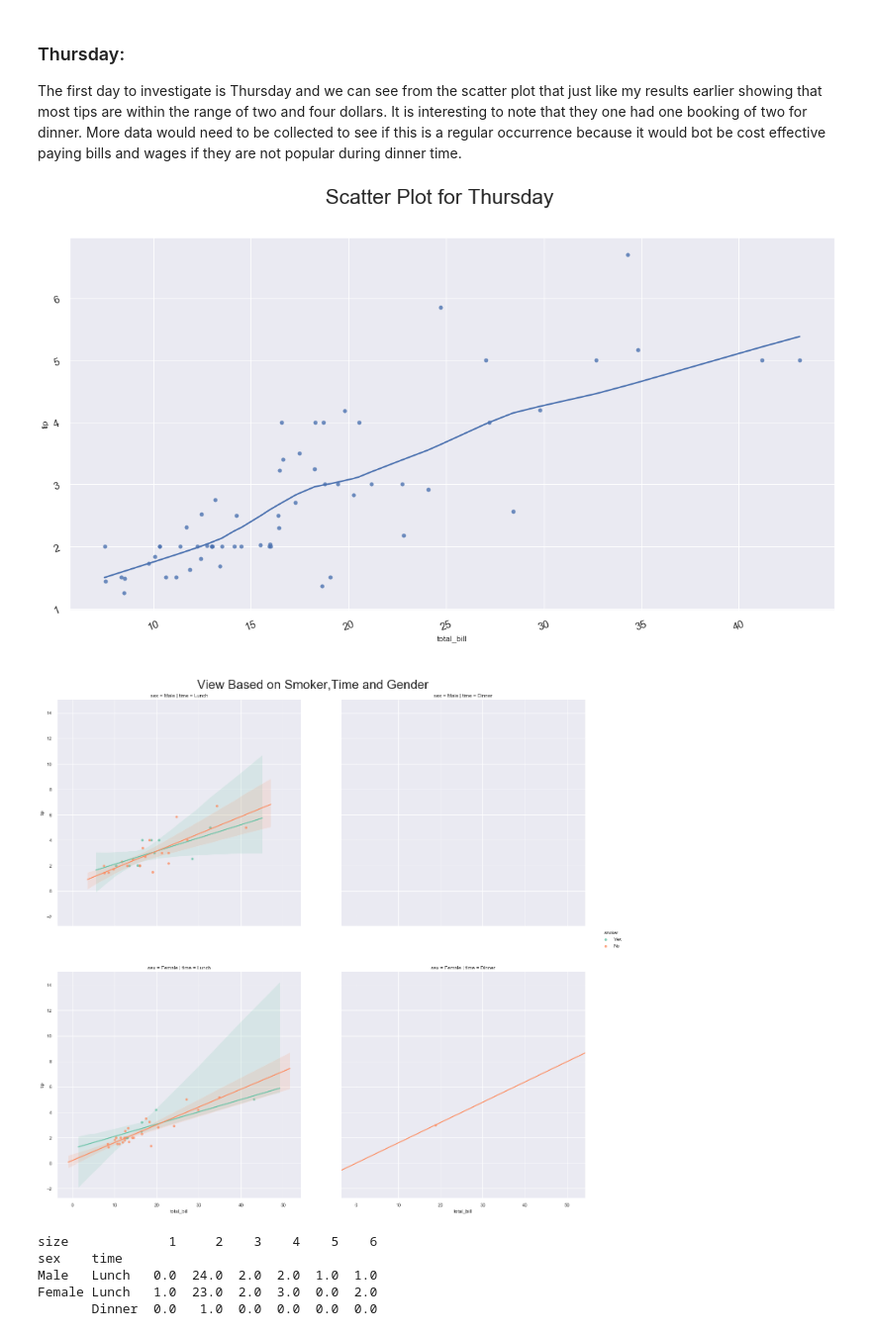
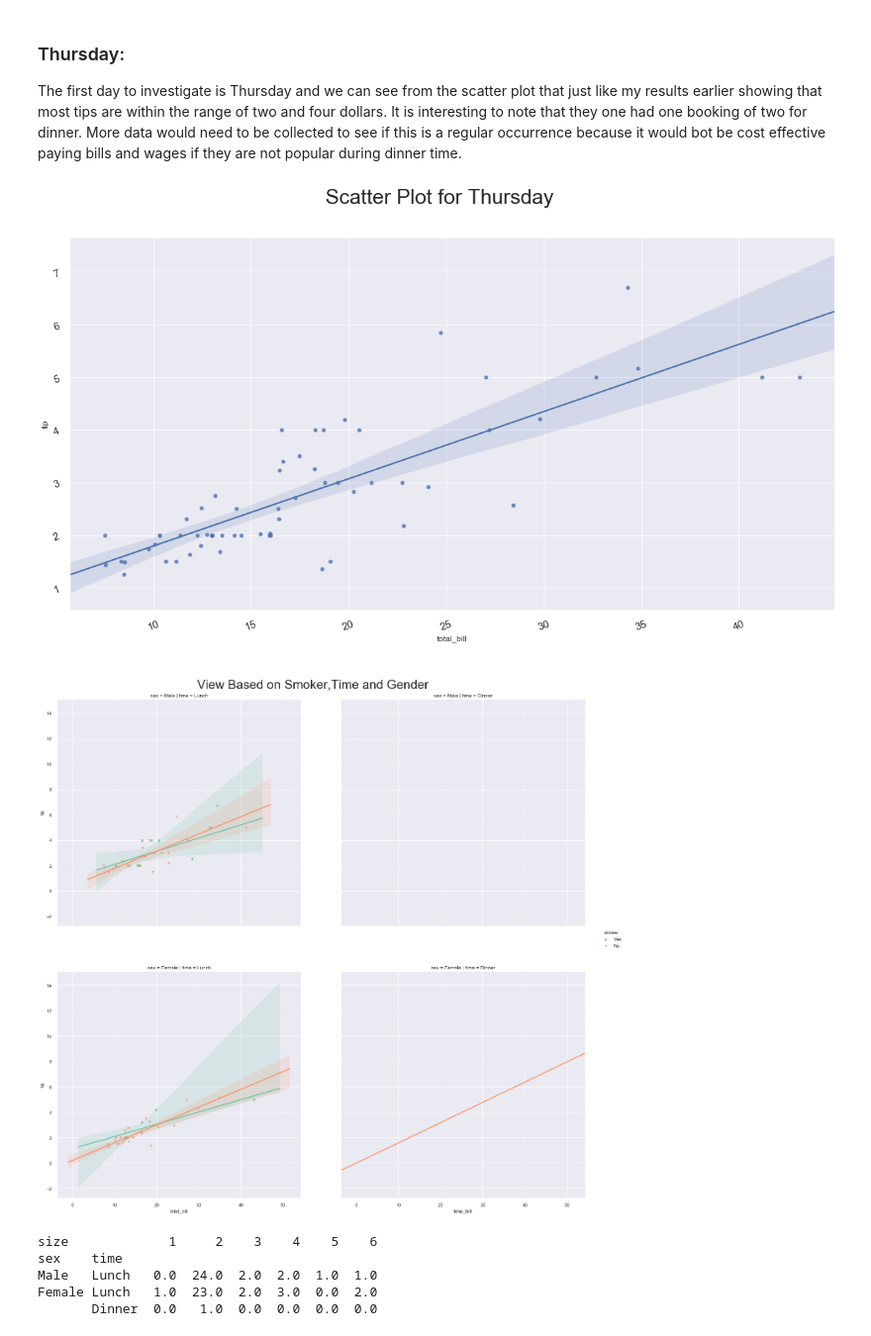
Before and after one commit to richardfeeney7/Fundamentals-Project, a Jupyter notebook: Fundamentals-Project 2019.ipynb, the cells around one changed output. Shown at 99% size. Saved outputs shown, nothing was run; the diff lists cells and outputs as text; code cells hidden in the pictures.

```diff
--- a/Fundamentals-Project 2019.ipynb
+++ b/Fundamentals-Project 2019.ipynb
@@ -530,34 +550,34 @@ The first day to investigate is Thursday and we can see from the scatter plot th
 # %%
 # Pull data on different days, plot one by one and investigate
 thur = tips [tips ['day'] == "Thur"]
 
 # Plot regplot for Thursday
 
 plt.suptitle("Scatter Plot for Thursday", fontsize = 30) # Add Title
 plt.xlabel("Total_Bill")               # Add Label
 plt.ylabel("Tip")                      # Add Label
 plt.xticks(fontsize=15, rotation=20)
 plt.yticks(fontsize=15, rotation=20)
 
 x1 = thur.iloc[:,1] # Use Column 1 (tip)
 y1 = thur.iloc[:,0] # Use column 0 (total_bill)
 
 
 #  linear relationship as determined using regplot
-thursday = sns.regplot(y1,x1, lowess=True)
+thursday = sns.regplot(y1,x1)
 
 
 
 # linear relationship as determined using lmplot
 
 # lmplot to view data on thursday based on smoker and time and row
 sns.lmplot(x="total_bill", y="tip", hue ="smoker", data=thur, col="time", row ="sex" ,palette="Set2", height=10,
-           aspect=1).fig.suptitle("\nView Based on Smoker,Time and Gender", fontsize=30)
+           aspect=1, markers=["o","v"]).fig.suptitle("\nView Based on Smoker,Time and Gender", fontsize=30)
 plt.tight_layout(8) # Add space between plots
 
 plt.show()
 # %% [output]
-[figure, old version]
+[figure, new version]
 [figure]
 # %%
 # Double check that dinner booking of 1 is correct
```
Also changed, not shown: parts of 30 cells of this notebook, 1 other file.
